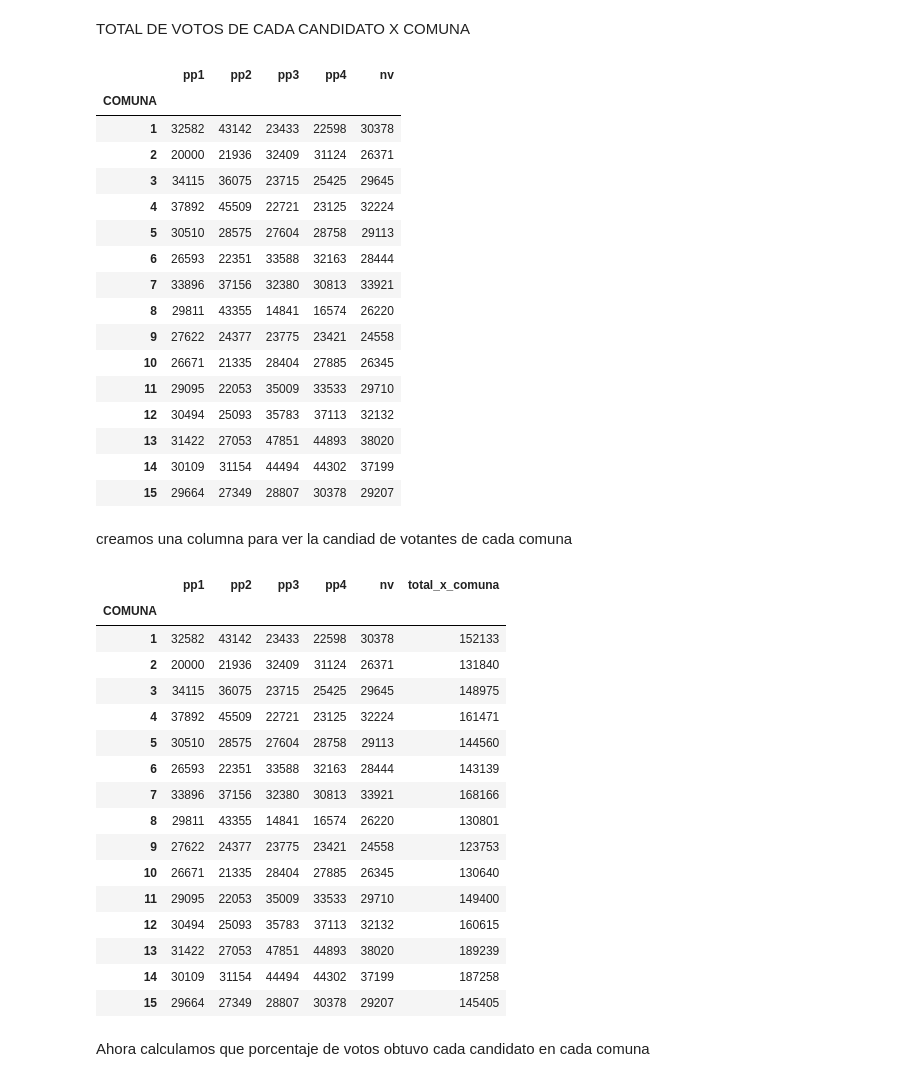
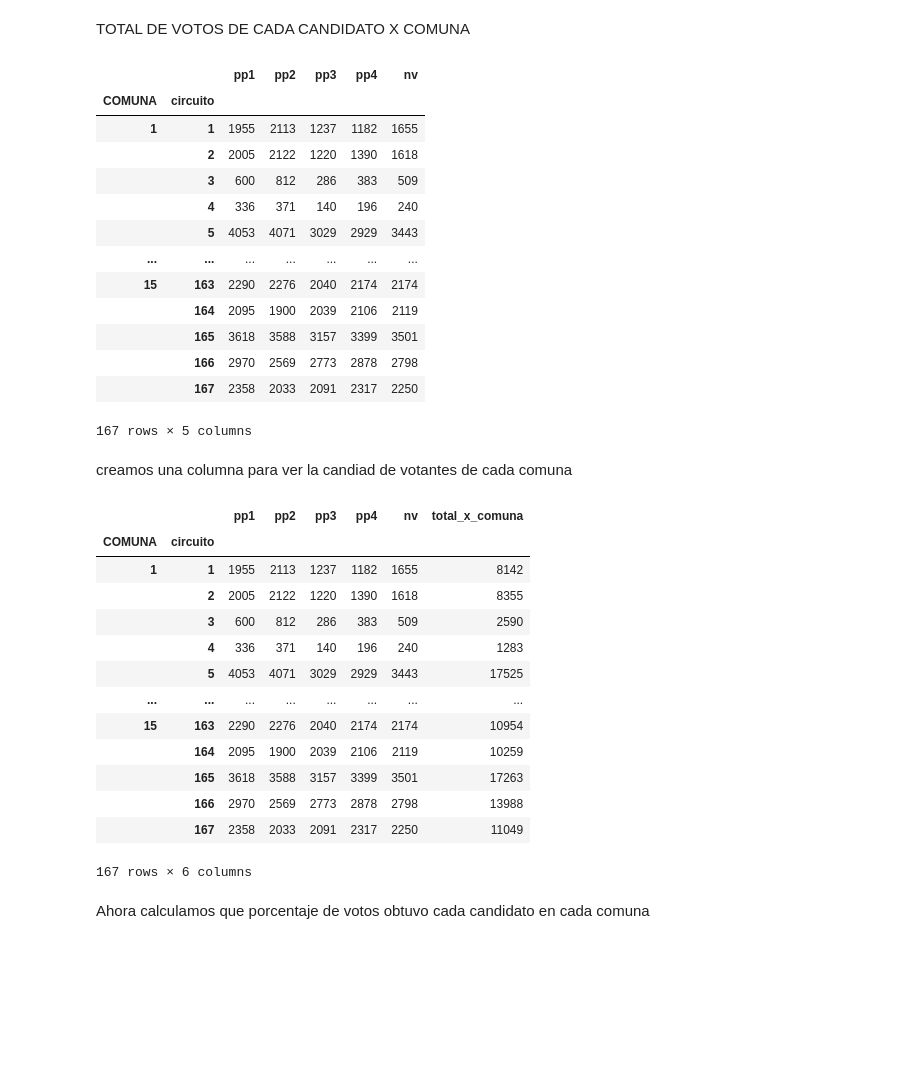
Before and after one commit to miller862/GRUPO_GANADOR, a Jupyter notebook: PRESENTACION.ipynb, the cells around one changed output. Saved outputs shown, nothing was run; the diff lists cells and outputs as text; code cells hidden in the pictures; blank space fills up the shorter version.

```diff
--- a/PRESENTACION.ipynb
+++ b/PRESENTACION.ipynb
@@ -102,29 +102,26 @@ distrib_candidatos
 TOTAL DE VOTOS DE CADA CANDIDATO X COMUNA
 # %%
 total_votos_x_comunas = (
-    tabla_final[["COMUNA", "pp1", "pp2", "pp3", "pp4", "nv", "BARRIO"]]
-    .groupby(["COMUNA"])
+    tabla_final[["COMUNA","circuito", "pp1", "pp2", "pp3", "pp4", "nv", "BARRIO"]]
+    .groupby(["COMUNA","circuito"])
     .sum()
 )
 total_votos_x_comunas
 # %% [output]
-|  | pp1 | pp2 | pp3 | pp4 | nv |
-| COMUNA |  |  |  |  |  |
-| 1 | 32582 | 43142 | 23433 | 22598 | 30378 |
-| 2 | 20000 | 21936 | 32409 | 31124 | 26371 |
-| 3 | 34115 | 36075 | 23715 | 25425 | 29645 |
-| 4 | 37892 | 45509 | 22721 | 23125 | 32224 |
-| 5 | 30510 | 28575 | 27604 | 28758 | 29113 |
-| 6 | 26593 | 22351 | 33588 | 32163 | 28444 |
-| 7 | 33896 | 37156 | 32380 | 30813 | 33921 |
-| 8 | 29811 | 43355 | 14841 | 16574 | 26220 |
-| 9 | 27622 | 24377 | 23775 | 23421 | 24558 |
-| 10 | 26671 | 21335 | 28404 | 27885 | 26345 |
-| 11 | 29095 | 22053 | 35009 | 33533 | 29710 |
-| 12 | 30494 | 25093 | 35783 | 37113 | 32132 |
-| 13 | 31422 | 27053 | 47851 | 44893 | 38020 |
-| 14 | 30109 | 31154 | 44494 | 44302 | 37199 |
-| 15 | 29664 | 27349 | 28807 | 30378 | 29207 |
+|  |  | pp1 | pp2 | pp3 | pp4 | nv |
+| COMUNA | circuito |  |  |  |  |  |
+| 1 | 1 | 1955 | 2113 | 1237 | 1182 | 1655 |
+|  | 2 | 2005 | 2122 | 1220 | 1390 | 1618 |
+|  | 3 | 600 | 812 | 286 | 383 | 509 |
+|  | 4 | 336 | 371 | 140 | 196 | 240 |
+|  | 5 | 4053 | 4071 | 3029 | 2929 | 3443 |
+| ... | ... | ... | ... | ... | ... | ... |
+| 15 | 163 | 2290 | 2276 | 2040 | 2174 | 2174 |
+|  | 164 | 2095 | 1900 | 2039 | 2106 | 2119 |
+|  | 165 | 3618 | 3588 | 3157 | 3399 | 3501 |
+|  | 166 | 2970 | 2569 | 2773 | 2878 | 2798 |
+|  | 167 | 2358 | 2033 | 2091 | 2317 | 2250 |
+167 rows × 5 columns
 # %% [markdown]
 creamos una columna para ver la candiad de votantes de cada comuna
 # %%
@@ -133,23 +130,20 @@ total_votos_x_comunas = total_votos_x_comunas.assign(
 )
 total_votos_x_comunas
 # %% [output]
-|  | pp1 | pp2 | pp3 | pp4 | nv | total_x_comuna |
-| COMUNA |  |  |  |  |  |  |
-| 1 | 32582 | 43142 | 23433 | 22598 | 30378 | 152133 |
-| 2 | 20000 | 21936 | 32409 | 31124 | 26371 | 131840 |
-| 3 | 34115 | 36075 | 23715 | 25425 | 29645 | 148975 |
-| 4 | 37892 | 45509 | 22721 | 23125 | 32224 | 161471 |
-| 5 | 30510 | 28575 | 27604 | 28758 | 29113 | 144560 |
-| 6 | 26593 | 22351 | 33588 | 32163 | 28444 | 143139 |
-| 7 | 33896 | 37156 | 32380 | 30813 | 33921 | 168166 |
-| 8 | 29811 | 43355 | 14841 | 16574 | 26220 | 130801 |
-| 9 | 27622 | 24377 | 23775 | 23421 | 24558 | 123753 |
-| 10 | 26671 | 21335 | 28404 | 27885 | 26345 | 130640 |
-| 11 | 29095 | 22053 | 35009 | 33533 | 29710 | 149400 |
-| 12 | 30494 | 25093 | 35783 | 37113 | 32132 | 160615 |
-| 13 | 31422 | 27053 | 47851 | 44893 | 38020 | 189239 |
-| 14 | 30109 | 31154 | 44494 | 44302 | 37199 | 187258 |
-| 15 | 29664 | 27349 | 28807 | 30378 | 29207 | 145405 |
+|  |  | pp1 | pp2 | pp3 | pp4 | nv | total_x_comuna |
+| COMUNA | circuito |  |  |  |  |  |  |
+| 1 | 1 | 1955 | 2113 | 1237 | 1182 | 1655 | 8142 |
+|  | 2 | 2005 | 2122 | 1220 | 1390 | 1618 | 8355 |
+|  | 3 | 600 | 812 | 286 | 383 | 509 | 2590 |
+|  | 4 | 336 | 371 | 140 | 196 | 240 | 1283 |
+|  | 5 | 4053 | 4071 | 3029 | 2929 | 3443 | 17525 |
+| ... | ... | ... | ... | ... | ... | ... | ... |
+| 15 | 163 | 2290 | 2276 | 2040 | 2174 | 2174 | 10954 |
+|  | 164 | 2095 | 1900 | 2039 | 2106 | 2119 | 10259 |
+|  | 165 | 3618 | 3588 | 3157 | 3399 | 3501 | 17263 |
+|  | 166 | 2970 | 2569 | 2773 | 2878 | 2798 | 13988 |
+|  | 167 | 2358 | 2033 | 2091 | 2317 | 2250 | 11049 |
+167 rows × 6 columns
 # %% [markdown]
 Ahora calculamos que porcentaje de votos obtuvo cada candidato en cada comuna
 # %%
```
Also changed, not shown: parts of 10 cells of this notebook.
